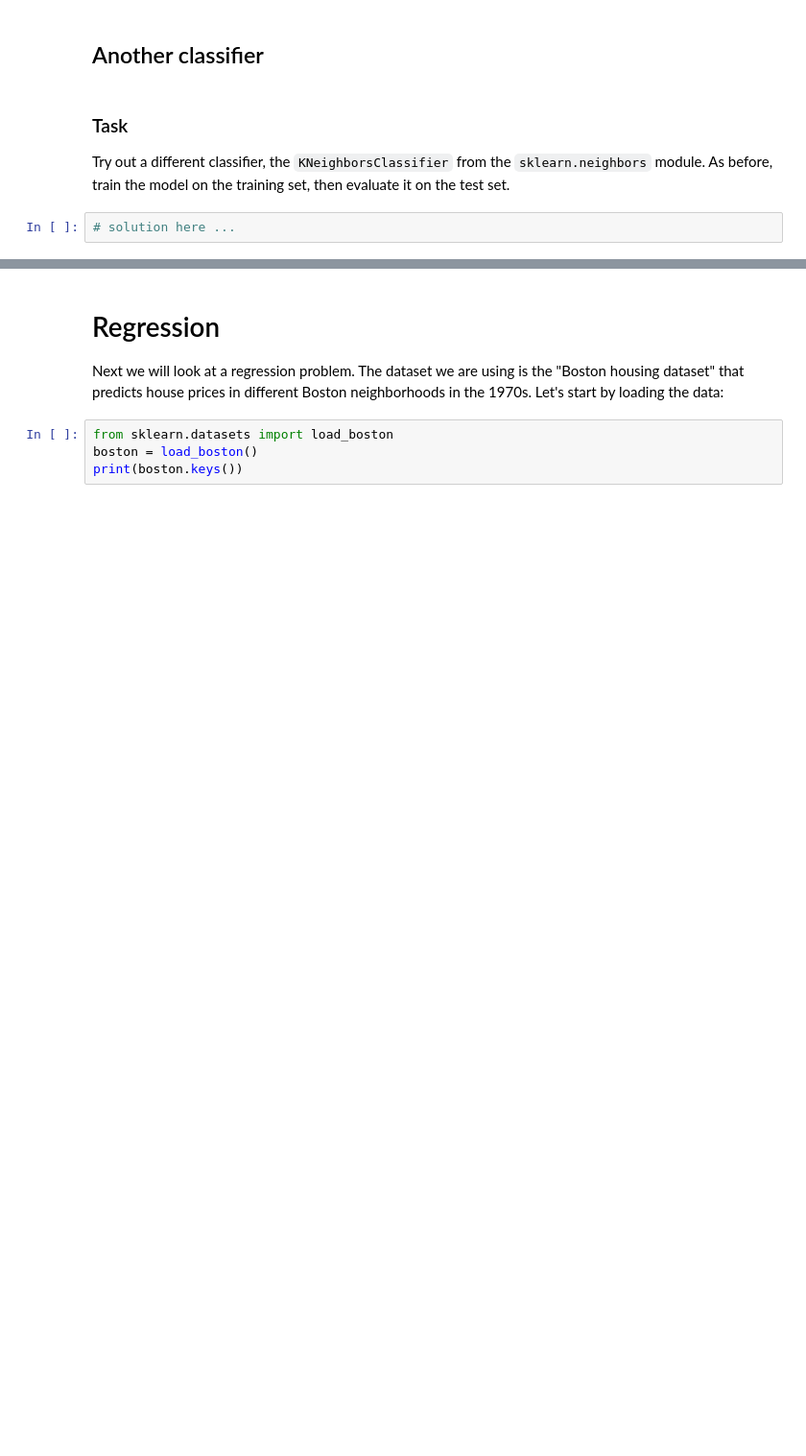
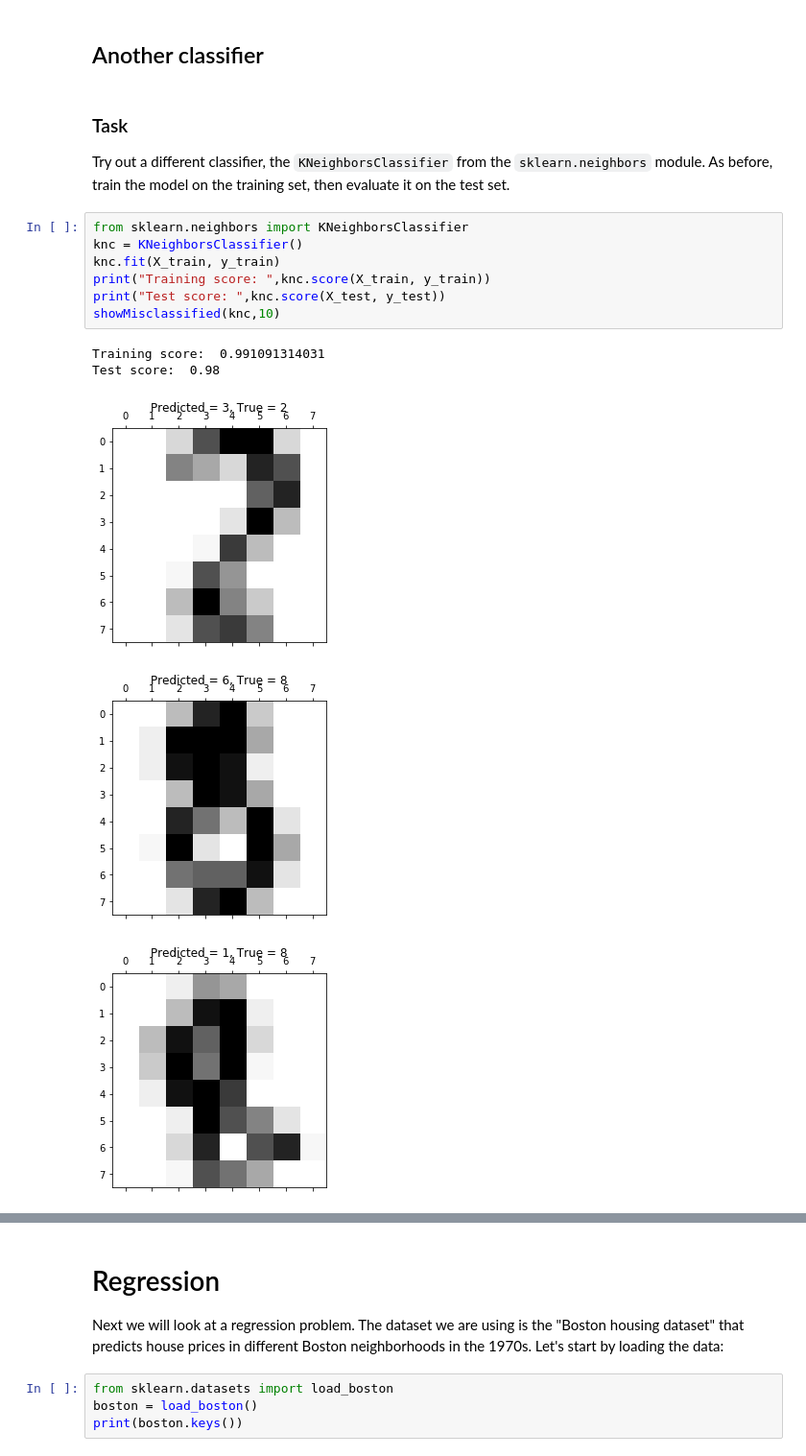
Before and after one commit to Larry201608/Columbia-Data-Science-Bootcamp, a Jupyter notebook: Bootcamp-materials/notebooks/Day2/day2-lab1-classification-and-regression.ipynb, the cells around one changed output, grey strips where cells are left out. Shown at 96% size. Drawn from its saved outputs; the diff is of its cells as text; blank space fills up the shorter version.

```diff
--- a/Bootcamp-materials/notebooks/Day2/day2-lab1-classification-and-regression.ipynb
+++ b/Bootcamp-materials/notebooks/Day2/day2-lab1-classification-and-regression.ipynb
@@ -75,5 +175,16 @@ Next, find 10 examples from the test set that have been misclassified, plot the
 # %% [markdown]
 ### Task
 Try out a different classifier, the ``KNeighborsClassifier`` from the ``sklearn.neighbors`` module. As before, train the model on the training set, then evaluate it on the test set.
-# %%
-# solution here ...
+# %%
+from sklearn.neighbors import KNeighborsClassifier
+knc = KNeighborsClassifier()
+knc.fit(X_train, y_train)
+print("Training score: ",knc.score(X_train, y_train))
+print("Test score: ",knc.score(X_test, y_test))
+showMisclassified(knc,10)
+# %% [output]
+Training score:  0.991091314031
+Test score:  0.98
+[figure, added]
+[figure, added]
+[figure, added]
```
Also changed, not shown: parts of 23 cells of this notebook.
